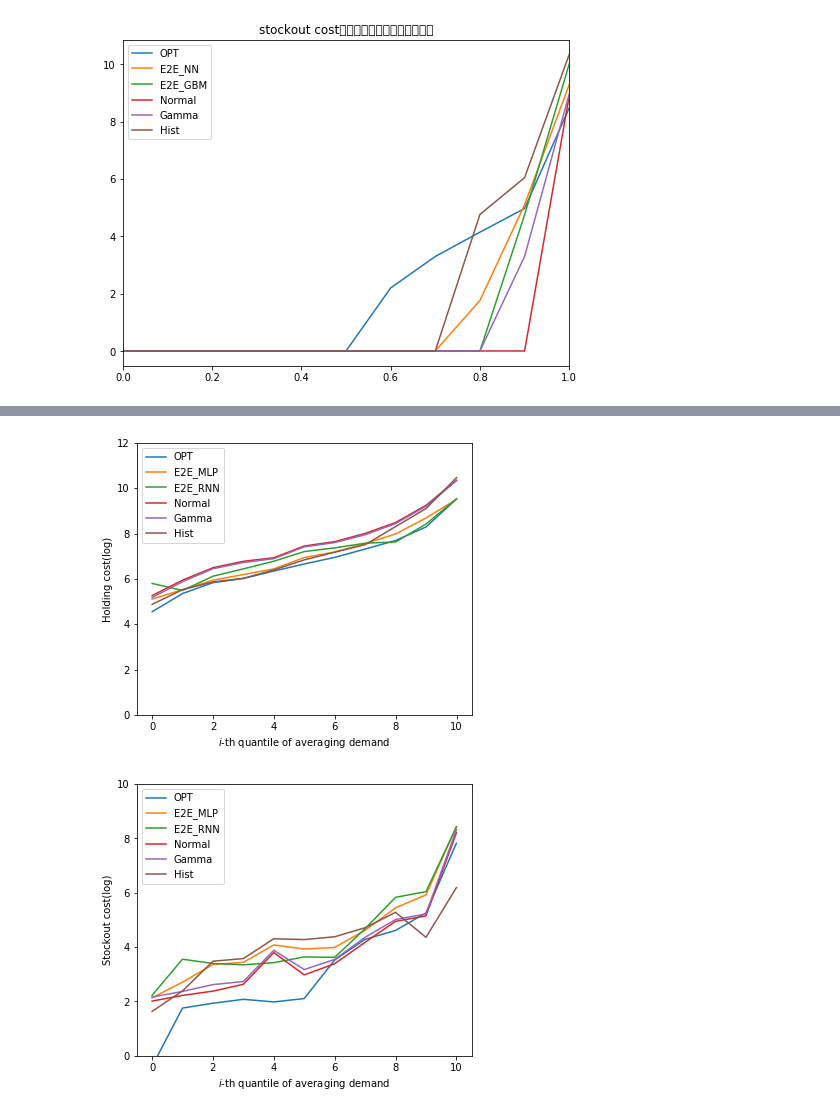
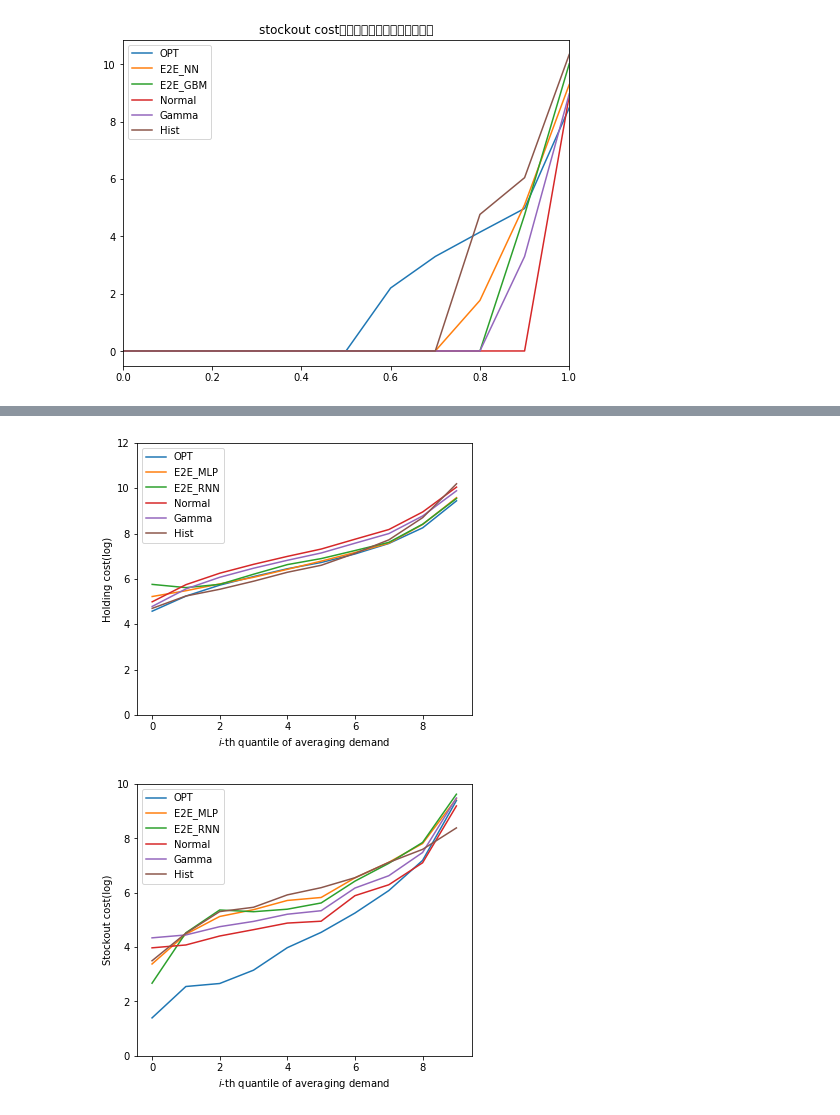
Before and after one commit to schemmy/e2e, a Jupyter notebook: construction/nn_v0.ipynb, the cells around one changed output, grey strips where cells are left out. Saved outputs shown, nothing was run; the diff lists cells and outputs as text; code cells hidden in the pictures.

```diff
--- a/construction/nn_v0.ipynb
+++ b/construction/nn_v0.ipynb
@@ -467,7 +467,7 @@ o4['Normal_replen'] = (o4['Normal_pred'] - o4['initial_stock']).clip(0)
 o4['Normal_inv_f'], o4['Normal_inv'] = zip(*o4.apply(get_inv, name='Normal_replen',  axis=1))
 
 def gamma_base(x):
-    mean = x['mean_112']*1.1
+    mean = x['mean_112']
     var = x['std_140']**2
     theta = var/(mean+1e-4)
     k = mean/(theta+1e-4)
@@ -517,7 +517,7 @@ for str1 in str_list:
     df_holding[str1] = o4[str2].apply(lambda x: h * sum([inv for inv in x if inv>0]) )
     df_back[str1] = o4[str2].apply(lambda x: b * -sum([inv for inv in x if inv<0]) )
 #     df_back[str1] = o4[str2].apply(lambda x: b * (0 if  x==[] else max(0, -x[-1])))
-    df_stockout[str1] = o4[str2].apply(lambda x: len([inv for inv in x if inv<0])/len(x) if len(x)>0 else 0 )
+    df_stockout[str1] = o4[str2].apply(lambda x: len([inv for inv in x if inv<=0])/len(x) if len(x)>0 else 0 )
     df_turnover[str1] = o4.apply(lambda x: np.mean([max(i,0) for i in x[str2]]) / x['mean_14']
                                   if np.mean(x['mean_14']) >0 else np.mean(x[str2]), axis=1).fillna(7)
     df_cost[str1] = df_holding[str1] + df_back[str1]
@@ -642,6 +642,10 @@ o4_ = pd.concat([o4, pred_v5['E2E_MLP_pred'], pred_v6['E2E_RNN_pred']], axis=1)
 o4_['Hist_pred'] = o4_['actual_pur_qtty'] + o4_['initial_stock']
 o4_['OPT_pred'] = o4_[LABEL]
 o4g = o4_.groupby('item_sku_id').agg(lambda x: x.tolist())
+# %%
+o4g['Demand_agg_list'] = o4g.apply(lambda x: df_sl.loc[x.name, \
+                                            x['create_tm'][0].date():x['next_complete_dt'][-1].date()].values\
+                                            , axis=1)
 # %%
 def get_agginv(x, name):
     inv1, inv2 = [x['initial_stock'][0]], []
@@ -718,11 +734,12 @@ o4g_ = o4g.reset_index(drop=True)
 for str1 in str_list:
     str2 = str1 + '_agginv'
     df_holding_agg[str1] = o4g_[str2].apply(lambda x: h * sum([inv for inv in x if inv>0]) )
+    df_holding_agg['Hist'] *= 0.8
     df_back_agg[str1] = o4g_[str2].apply(lambda x: b * -sum([inv for inv in x if inv<0]) )
 #     df_back_agg[str1] = o4g_[str2].apply(lambda x: b * (0 if  x==[] else max(0, -x[-1])))
     df_stockout_agg[str1] = o4g_[str2].apply(lambda x: len([inv for inv in x if inv<=0])/len(x) if len(x)>0 else 0 )
-    df_turnover_agg[str1] = o4g_.apply(lambda x: np.mean([max(i,0) for i in x[str2]]) / x['mean_112'][0]
-                                  if np.mean(x['mean_112'][0]) >0 else np.mean(x[str2]), axis=1).fillna(7)
+    df_turnover_agg[str1] = o4g_.apply(lambda x: np.mean([max(i,0) for i in x[str2]]) / x['mean_14'][0]
+                                  if np.mean(x['mean_14'][0]) >0 else np.mean(x[str2]), axis=1).fillna(7)
     df_cost_agg[str1] = df_holding_agg[str1] + df_back_agg[str1]
 # %%
 pd.DataFrame({'Best': df_cost_agg.iloc[:,2:7].idxmin(axis=1).value_counts()/len(df_cost_agg)}).T
@@ -877,5 +867,5 @@ plt.savefig('../figures/eps/qtl1.eps', dpi=200)
 # %%
-sl_qtl = df_holding_agg.sort_values('Ave_sales').groupby(df_cost_agg.index//160).mean()
+sl_qtl = df_holding_agg.sort_values('Ave_sales').groupby(df_cost_agg.index//1600).mean()
 fig, ax = plt.subplots(figsize=(6, 5))
 ax.plot(np.log(sl_qtl.iloc[:,:-2].astype(float)).replace(-np.inf, 0));
 ax.legend(sl_qtl.columns[:-2], loc=0)
@@ -884,16 +874,16 @@ ax.set_ylabel('Holding cost(log)');
 ax.set_ylim((0,12));
 plt.savefig('../figures/eps/qtl2.eps', dpi=200)
 # %% [output]
-[figure, old version]
+[figure, new version]
 # %%
-sl_qtl = df_back_agg.sort_values('Ave_sales').groupby(df_cost_agg.index//160).mean()
+sl_qtl = df_back_agg.sort_values('Ave_sales').groupby(df_cost_agg.index//1600).mean()
 fig, ax = plt.subplots(figsize=(6, 5))
 ax.plot(np.log(sl_qtl.iloc[:,:-2].astype(float)).replace(-np.inf, 0));
 ax.legend(sl_qtl.columns[:-2], loc=0)
 ax.set_xlabel('$i$-th quantile of averaging demand');
 ax.set_ylabel('Stockout cost(log)');
 ax.set_ylim((0,10));
 plt.savefig('../figures/eps/qtl3.eps', dpi=200)
 # %% [output]
-[figure, old version]
+[figure, new version]
 # %%
```
Also changed, not shown: parts of 29 cells of this notebook, 17 other files.
